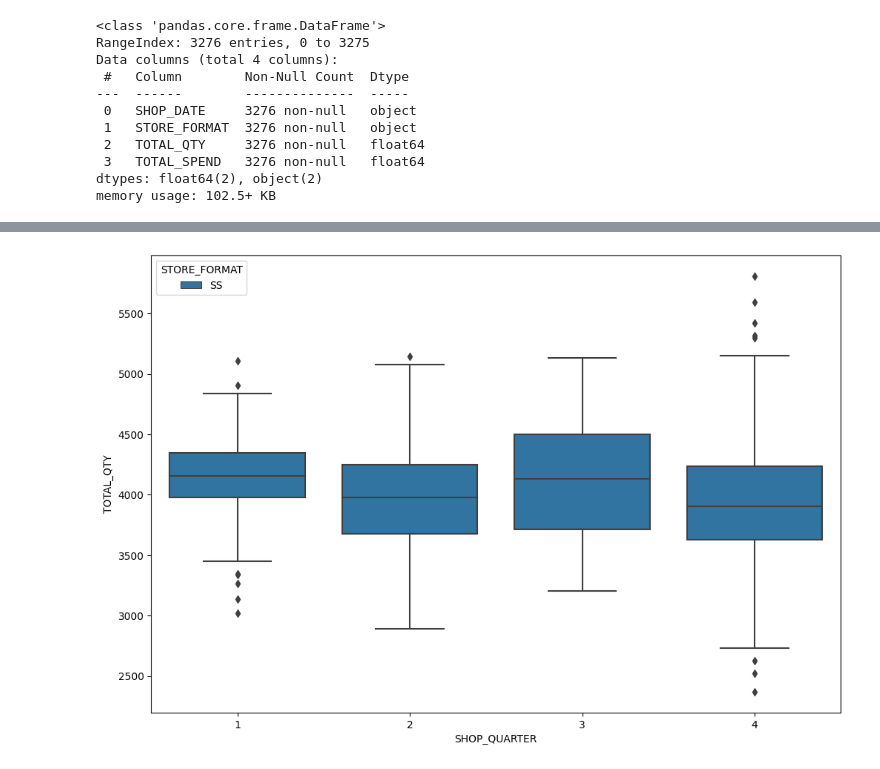
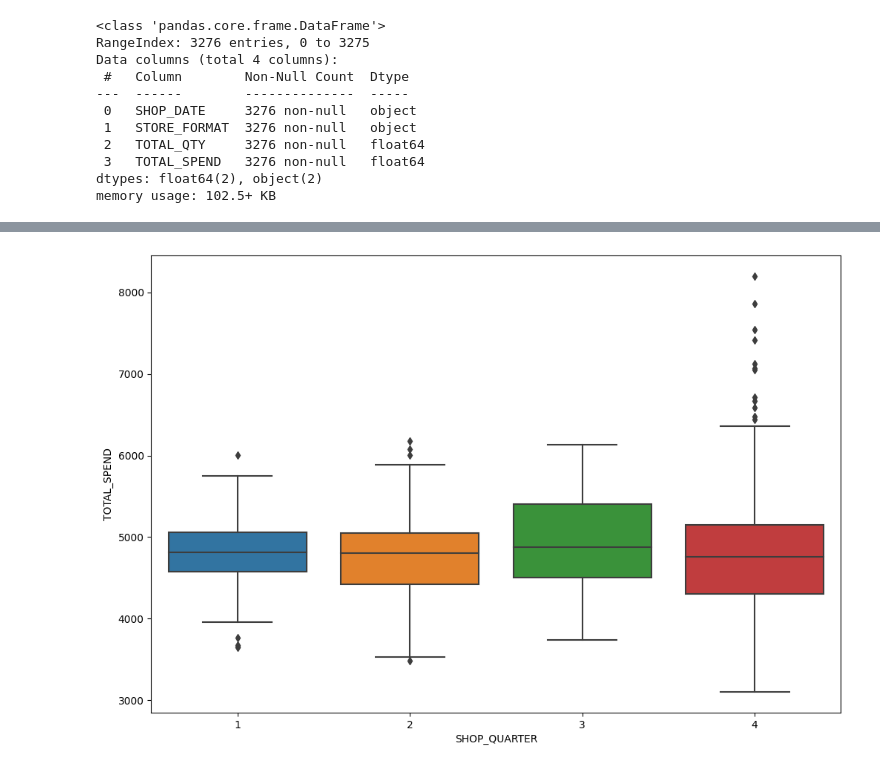
Before and after one commit to lcroash/CCT_SEM2_CA1, a Jupyter notebook: Dev/Data_Prep.ipynb, the cells around one changed output, grey strips where cells are left out. Saved outputs shown, nothing was run; the diff lists cells and outputs as text; code cells hidden in the pictures.

```diff
--- a/Dev/Data_Prep.ipynb
+++ b/Dev/Data_Prep.ipynb
@@ -34,3 +39,5 @@ store_format_df['SHOP_DATE'] = pd.to_datetime(store_format_df['SHOP_DATE'])
 store_format_df['SHOP_MONTH'] = store_format_df['SHOP_DATE'].dt.month_name()
 store_format_df['SHOP_QUARTER'] = store_format_df['SHOP_DATE'].dt.quarter
 store_format_df['SHOP_YEAR'] = store_format_df['SHOP_DATE'].dt.year
+# %%
+store_format_df = store_format_df.set_index('SHOP_DATE', drop=True).sort_index()
@@ -91,12 +107,26 @@ array(['MS', 'SS', 'LS', 'XLS'], dtype=object)
 # %%
 def get_sorted_store_format_ts(df, format_type):
-    return store_format_df.query(f"STORE_FORMAT == '{format_type}'").sort_values(['SHOP_DATE']).reset_index(drop=True)
+    return store_format_df.query(f"STORE_FORMAT == '{format_type}'").sort_index()
 # %%
 store_ss = get_sorted_store_format_ts(store_format_df, 'SS')
 store_ms = get_sorted_store_format_ts(store_format_df, 'MS')
 store_ls = get_sorted_store_format_ts(store_format_df, 'LS')
 store_xls = get_sorted_store_format_ts(store_format_df, 'XLS')
 # %%
-def get_ts_boxplot(df, time_granularity):
+def plot_ts_plot(df, plot_type, time_granularity):
+    """
+    Function to display a number of plots for a time series QTY
+    """
 
-    bp = sns.boxplot(data=store_ss, x=f'SHOP_{time_granularity}', y='TOTAL_QTY', hue='STORE_FORMAT')
+    if plot_type.upper() =='LINE':
+        if time_granularity.upper() == 'DATE':
+            lp = sns.lineplot(data=df, x=df.index, y='TOTAL_SPEND')
+        else:
+            lp = sns.lineplot(data=df, x=f'SHOP_{time_granularity}', y='TOTAL_SPEND')
+    elif plot_type.upper() == 'BOXPLOT':
+        if time_granularity.upper() == 'DATE':
+            bp = sns.boxplot(data=df, x=df.index, y='TOTAL_SPEND')
+        else:
+            bp = sns.boxplot(data=df, x=f'SHOP_{time_granularity}', y='TOTAL_SPEND')
+    else:
+        print("Unknown plot type - currently supports: 'boxplot' & 'line'")
@@ -103,4 +209,4 @@ def get_ts_boxplot(df, time_granularity):
 # %%
-get_ts_boxplot(store_ss, 'QUARTER')
+plot_ts_plot(store_ss, 'boxplot', 'QUARTER')
 # %% [output]
-[figure, old version]
+[figure, new version]
```
Also changed, not shown: parts of 35 cells of this notebook.
